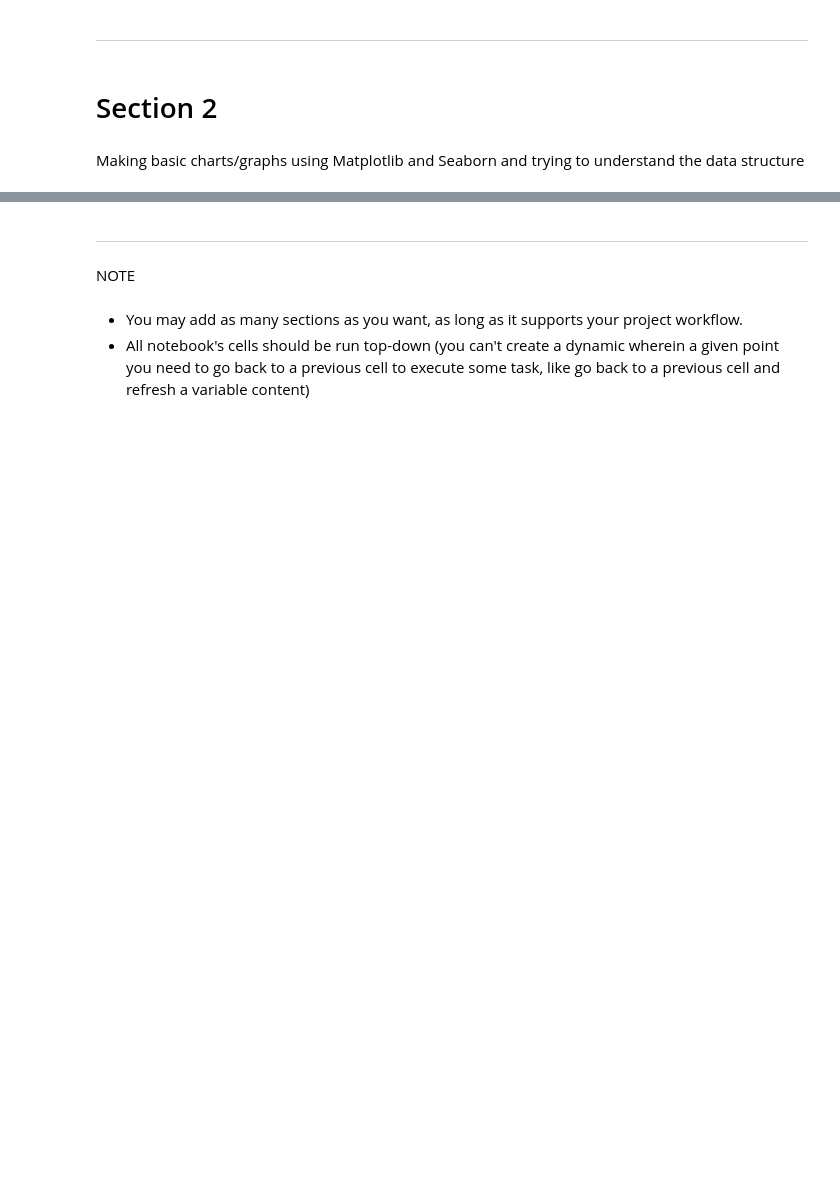
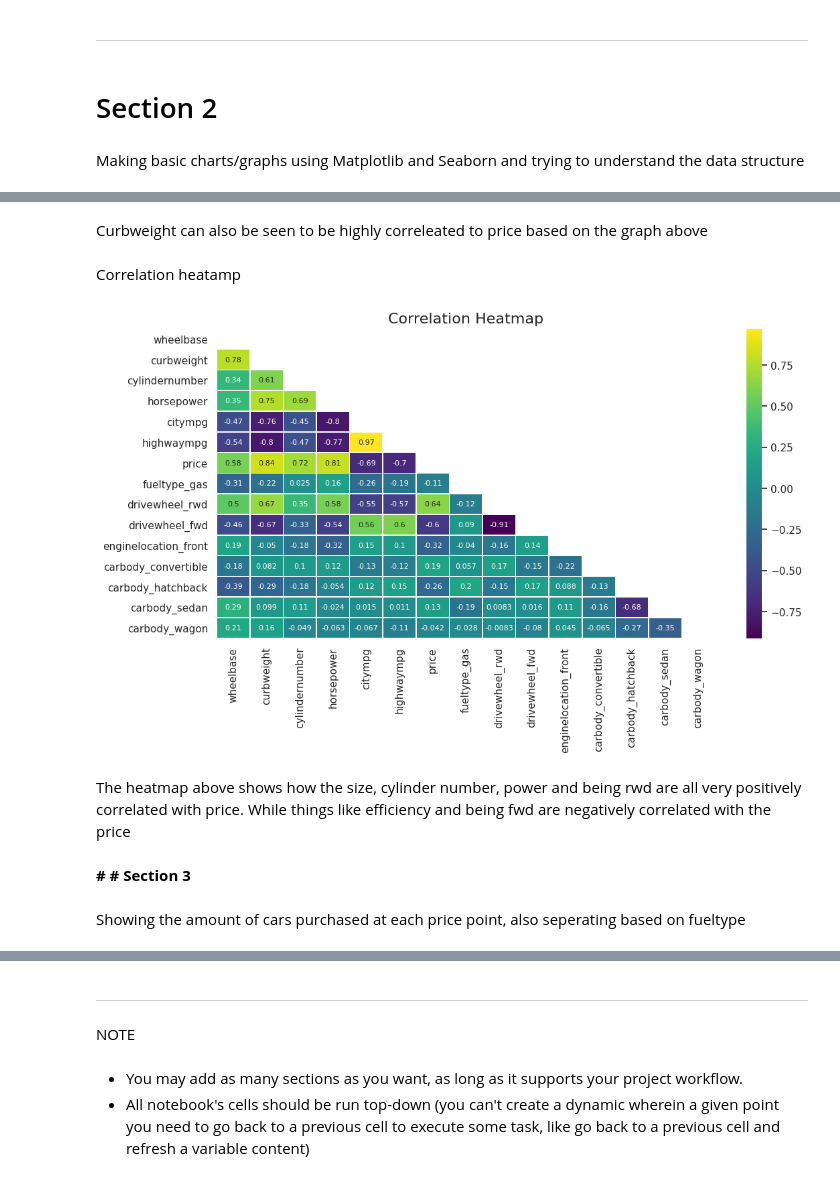
Before and after one commit to conormcdevitt/Hackathon1, a Jupyter notebook: jupyter_notebooks/Notebook_Template.ipynb, the cells around one changed output, grey strips where cells are left out. Saved outputs shown, nothing was run; the diff lists cells and outputs as text; code cells hidden in the pictures; blank space fills up the shorter version.

```diff
--- a/jupyter_notebooks/Notebook_Template.ipynb
+++ b/jupyter_notebooks/Notebook_Template.ipynb
@@ -349,0 +405,19 @@ Making basic charts/graphs using Matplotlib and Seaborn and trying to understand
+# %% [markdown]
+Curbweight can also be seen to be highly correleated to price based on the graph above
+# %% [markdown]
+Correlation heatamp
+# %%
+fig, axes = plt.subplots(figsize=(12,6))
+data_corr = data.corr()
+mask = np.zeros_like(data_corr, dtype=np.bool)
+mask[np.triu_indices_from(mask)] = True
+sns.heatmap(data_corr, mask=mask, annot=True, cmap="viridis", linewidths=0.5, annot_kws={"size": 8})
+plt.ylim(data_corr.shape[1],0);
+plt.title("Correlation Heatmap", fontsize=16)
+plt.show()
+# %% [output]
+[figure, added]
+# %% [markdown]
+The heatmap above shows how the size, cylinder number, power and being rwd are all very positively correlated with price. While things like efficiency and being fwd are negatively correlated with the price
+# %% [markdown]
+**# # Section 3**
@@ -349,0 +426,2 @@ Making basic charts/graphs using Matplotlib and Seaborn and trying to understand
+# %% [markdown]
+Showing the amount of cars purchased at each price point, also seperating based on fueltype
```
Also changed, not shown: parts of 23 cells of this notebook, 1 other file.
